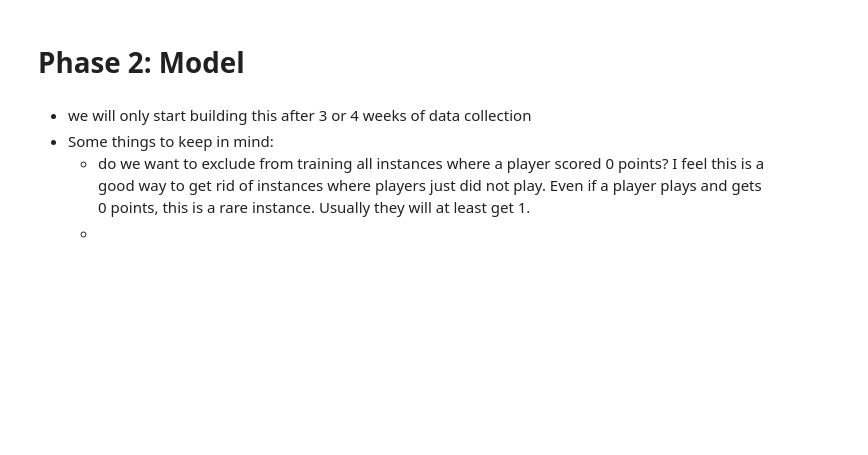
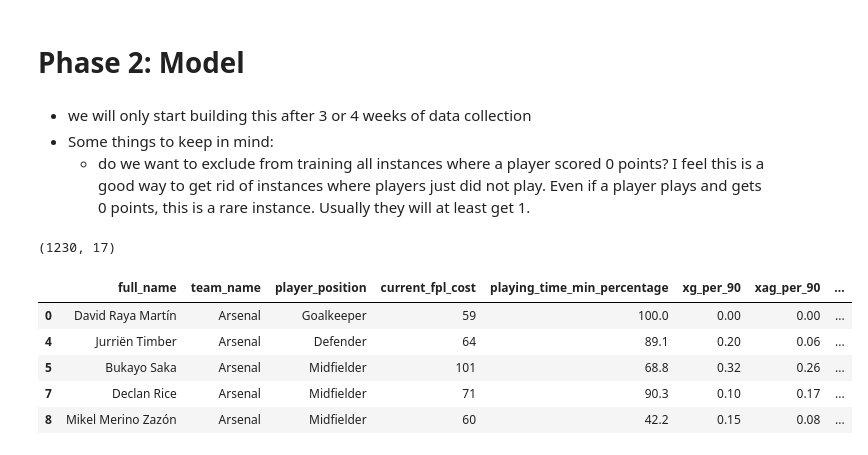
Before and after one commit to reedwrogers/fpl-oracle, a Jupyter notebook: main.ipynb, the cells around one changed output. Cells and saved outputs as stored; diff of their text form; code cells hidden in the pictures; blank space fills up the shorter version.

```diff
--- a/main.ipynb
+++ b/main.ipynb
@@ -434,4 +434,62 @@ filtered.shape
 - we will only start building this after 3 or 4 weeks of data collection
 - Some things to keep in mind:
   - do we want to exclude from training all instances where a player scored 0 points? I feel this is a good way to get rid of instances where players just did not play. Even if a player plays and gets 0 points, this is a rare instance. Usually they will at least get 1.
-  -
+# %%
+# grab our data, pairing X to y for each game-week
+
+import os
+import re
+import pandas as pd
+
+DATA_DIR = "/home/tars/Projects/fpl-oracle/data"
+
+files = os.listdir(DATA_DIR)
+
+pattern = re.compile(r'^(X|y)_(\d+)\.csv$')
+
+file_map = {}
+
+for f in files:
+    match = pattern.match(f)
+    if match:
+        kind, num = match.groups()
+        file_map.setdefault(num, {})[kind] = f
+
+merged_dfs = []
+
+for num, pair in file_map.items():
+    if 'X' in pair and 'y' in pair:
+        x_path = os.path.join(DATA_DIR, pair['X'])
+        y_path = os.path.join(DATA_DIR, pair['y'])
+
+        X = pd.read_csv(x_path)
+        y = pd.read_csv(y_path)
+
+        merged = X.merge(
+            y,
+            on="full_name",
+            how="inner"
+        )
+
+        merged["source_id"] = int(num)
+
+        merged_dfs.append(merged)
+
+final_df = pd.concat(merged_dfs, ignore_index=True)
+
+print(final_df.shape)
+# %% [output]
+(1230, 17)
+# %%
+df = final_df.copy()
+
+df = df[df['gw_points'] != 0]
+
+df.head()
+# %% [output]
+|  | full_name | team_name | player_position | current_fpl_cost | playing_time_min_percentage | xg_per_90 | xag_per_90 | ... |
+| 0 | David Raya Martín | Arsenal | Goalkeeper | 59 | 100.0 | 0.00 | 0.00 | ... |
+| 4 | Jurriën Timber | Arsenal | Defender | 64 | 89.1 | 0.20 | 0.06 | ... |
+| 5 | Bukayo Saka | Arsenal | Midfielder | 101 | 68.8 | 0.32 | 0.26 | ... |
+| 7 | Declan Rice | Arsenal | Midfielder | 71 | 90.3 | 0.10 | 0.17 | ... |
+| 8 | Mikel Merino Zazón | Arsenal | Midfielder | 60 | 42.2 | 0.15 | 0.08 | ... |
```
Also changed, not shown: parts of 3 cells of this notebook.
